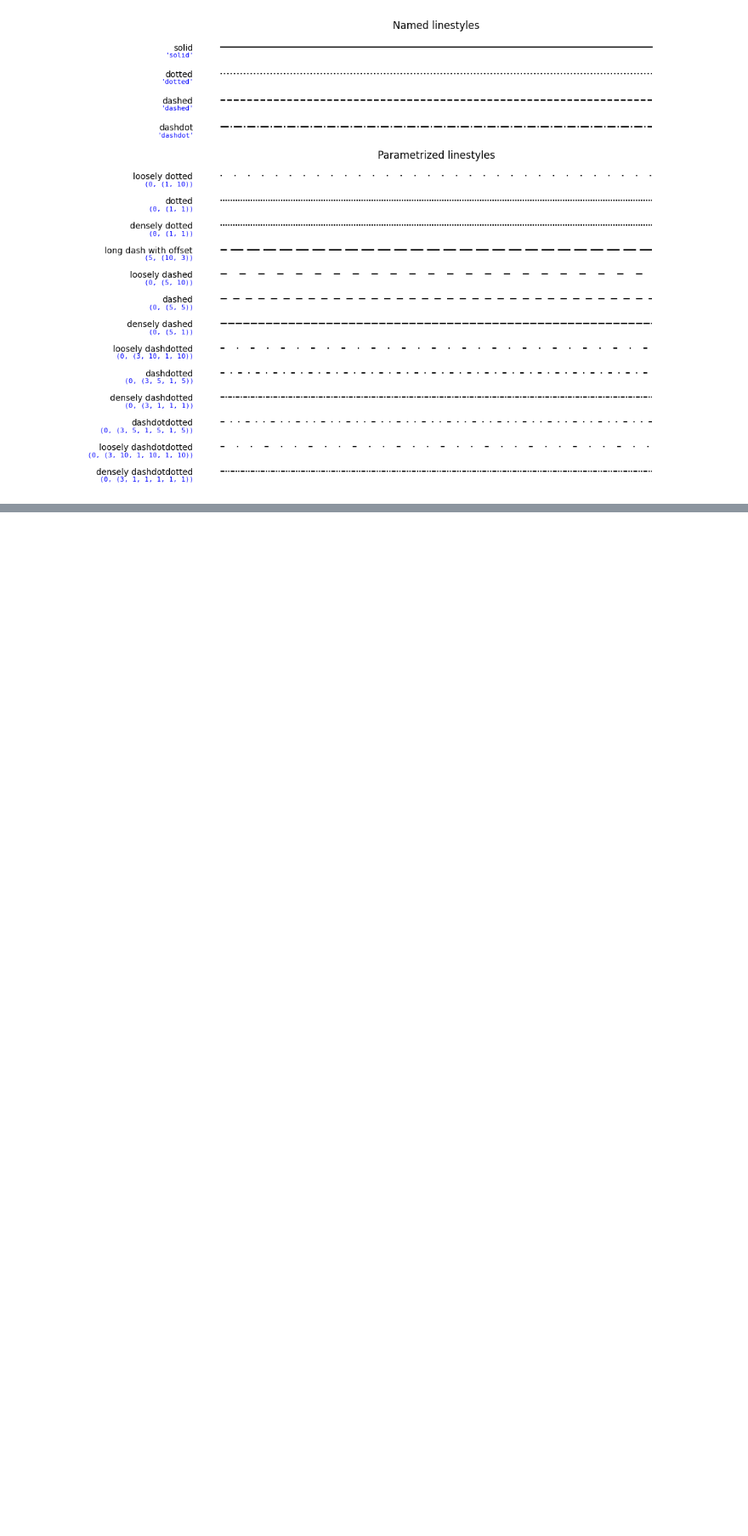
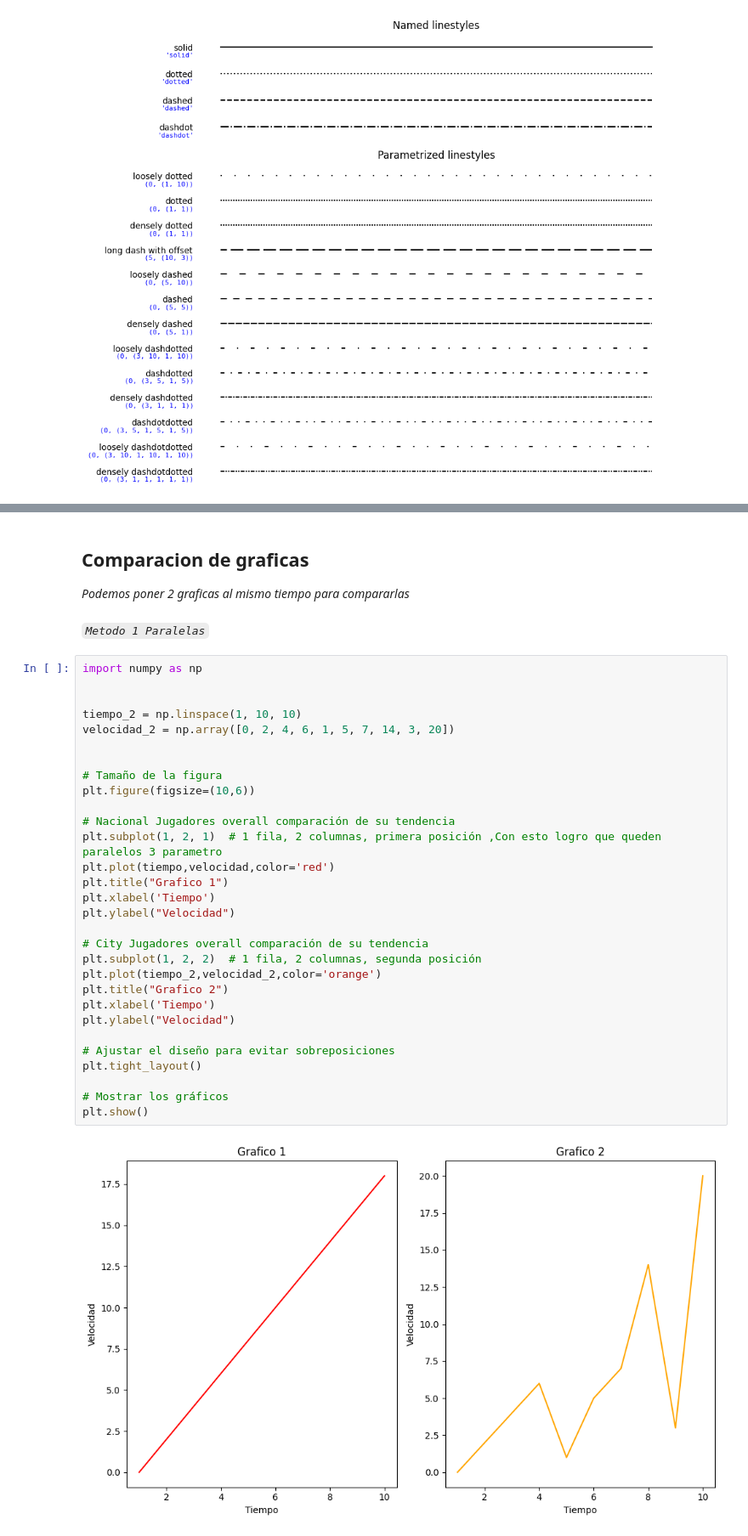
Before and after one commit to CrisHzz/DocumentacionGrupoML_DS, a Jupyter notebook: Matplotlib/Matplotlib1.ipynb, the cells around one changed output, grey strips where cells are left out. Shown: that part at 85% size. Cells and saved outputs as stored; diff of their text form; blank space fills up the shorter version.

Commit message:
feat: :zap: Primer bloque del grupo terminado
Librerias basicas listas

```diff
--- a/Matplotlib/Matplotlib1.ipynb
+++ b/Matplotlib/Matplotlib1.ipynb
@@ -206,0 +243,38 @@ plt.tight_layout()
+# %% [markdown]
+## Comparacion de graficas
+
+*Podemos poner 2 graficas al mismo tiempo para compararlas*
+# %% [markdown]
+*`Metodo 1 Paralelas`*
+# %%
+import numpy as np
+
+
+tiempo_2 = np.linspace(1, 10, 10)
+velocidad_2 = np.array([0, 2, 4, 6, 1, 5, 7, 14, 3, 20])
+
+
+# Tamaño de la figura
+plt.figure(figsize=(10,6))
+
+# Nacional Jugadores overall comparación de su tendencia
+plt.subplot(1, 2, 1)  # 1 fila, 2 columnas, primera posición ,Con esto logro que queden paralelos 3 parametro
+plt.plot(tiempo,velocidad,color='red')
+plt.title("Grafico 1")
+plt.xlabel('Tiempo')
+plt.ylabel("Velocidad")
+
+# City Jugadores overall comparación de su tendencia
+plt.subplot(1, 2, 2)  # 1 fila, 2 columnas, segunda posición
+plt.plot(tiempo_2,velocidad_2,color='orange')
+plt.title("Grafico 2")
+plt.xlabel('Tiempo')
+plt.ylabel("Velocidad")
+
+# Ajustar el diseño para evitar sobreposiciones
+plt.tight_layout()
+
+# Mostrar los gráficos
+plt.show()
+# %% [output]
+[figure, added]
```
Also changed, not shown: parts of 8 cells of this notebook, 1 other file.
